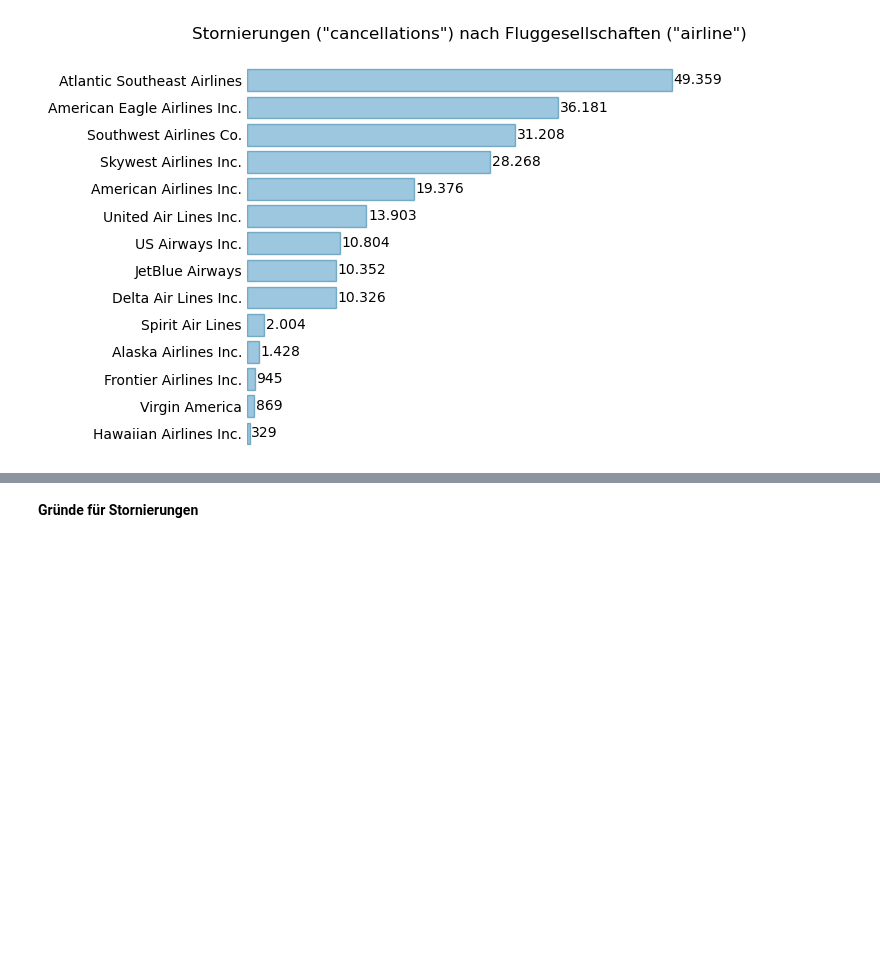
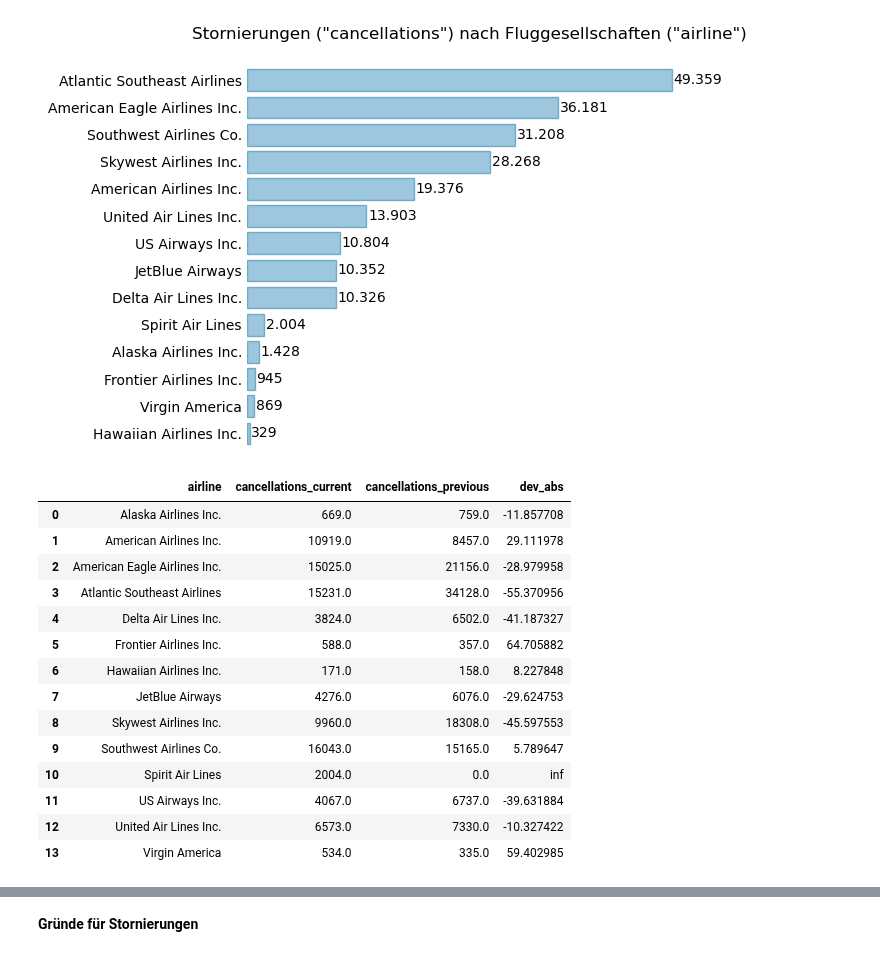
Before and after one commit to swrobuts/Flights, a Jupyter notebook: Flights.ipynb, the cells around one changed output, grey strips where cells are left out. Drawn from its saved outputs; the diff is of its cells as text; code cells hidden in the pictures; blank space fills up the shorter version.

```diff
--- a/Flights.ipynb
+++ b/Flights.ipynb
@@ -1045,3 +1045,39 @@ plt.tight_layout()
 plt.show()
 # %% [output]
 [figure]
+# %%
+current_year_data = cancellations_summary[cancellations_summary['year'] == 2015].groupby('airline', as_index=False)['cancellations'].sum().astype({'cancellations': 'float'})
+
+previous_year_data = cancellations_summary[cancellations_summary['year'] == 2014].groupby('airline', as_index=False)['cancellations'].sum().astype({'cancellations': 'float'})
+
+if not previous_year_data.empty:
+        deviation_data = current_year_data.merge(previous_year_data, on='airline', suffixes=('_current', '_previous'), how='left')
+        deviation_data['cancellations_previous'] = deviation_data['cancellations_previous'].fillna(0)
+        deviation_data['dev_abs'] = ((deviation_data['cancellations_current'] - deviation_data['cancellations_previous'])/deviation_data['cancellations_previous'])*100
+
+def calculate_deviation(row):
+    if row['cancellations_previous'] == 0:
+        if row['cancellations_current'] == 0:
+            return 0  # Keine Veränderung, da beide Jahre 0 Stornierungen hatten
+        else:
+            return 100  # Unendliche Steigerung, da von 0 auf einen positiven Wert
+    else:
+        return (row['cancellations_current'] - row['cancellations_previous'])
+# %%
+deviation_data
+# %% [output]
+|  | airline | cancellations_current | cancellations_previous | dev_abs |
+| 0 | Alaska Airlines Inc. | 669.0 | 759.0 | -11.857708 |
+| 1 | American Airlines Inc. | 10919.0 | 8457.0 | 29.111978 |
+| 2 | American Eagle Airlines Inc. | 15025.0 | 21156.0 | -28.979958 |
+| 3 | Atlantic Southeast Airlines | 15231.0 | 34128.0 | -55.370956 |
+| 4 | Delta Air Lines Inc. | 3824.0 | 6502.0 | -41.187327 |
+| 5 | Frontier Airlines Inc. | 588.0 | 357.0 | 64.705882 |
+| 6 | Hawaiian Airlines Inc. | 171.0 | 158.0 | 8.227848 |
+| 7 | JetBlue Airways | 4276.0 | 6076.0 | -29.624753 |
+| 8 | Skywest Airlines Inc. | 9960.0 | 18308.0 | -45.597553 |
+| 9 | Southwest Airlines Co. | 16043.0 | 15165.0 | 5.789647 |
+| 10 | Spirit Air Lines | 2004.0 | 0.0 | inf |
+| 11 | US Airways Inc. | 4067.0 | 6737.0 | -39.631884 |
+| 12 | United Air Lines Inc. | 6573.0 | 7330.0 | -10.327422 |
+| 13 | Virgin America | 534.0 | 335.0 | 59.402985 |
```
Also changed, not shown: parts of 1 cell of this notebook, 1 other file.
